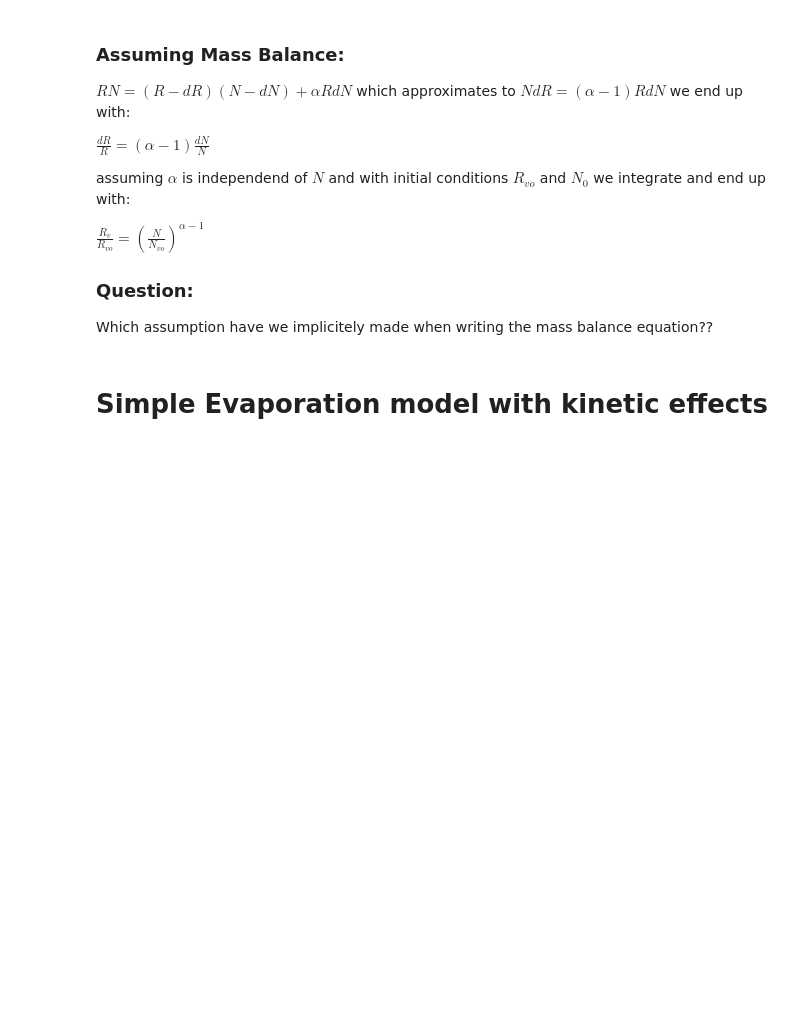
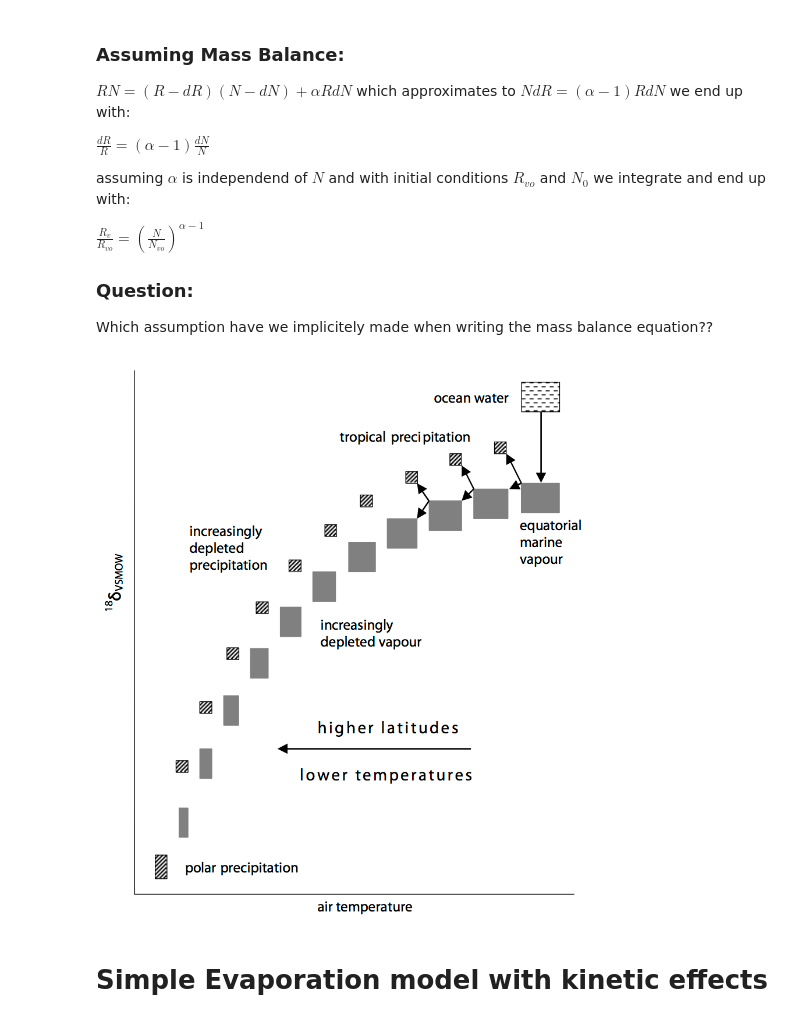
Before and after one commit to vgkinis/ICG_2016_ipynb, a Jupyter notebook: ICG_2016_isotopes_notes.ipynb, the cells around one changed output. Drawn from its saved outputs; the diff is of its cells as text; code cells hidden in the pictures; blank space fills up the shorter version.

```diff
--- a/ICG_2016_isotopes_notes.ipynb
+++ b/ICG_2016_isotopes_notes.ipynb
@@ -265,7 +265,9 @@ $\frac{R_v}{R_{vo}} = \left( \frac{N}{N_{vo}}  \right)^{\alpha-1}$
 ### Question:
 Which assumption have we implicitely made when writing the mass balance equation??
 # %%
-Image("../figs/rayleigh_scheme.png", width = 800)
+Image("../figs/rayleigh_scheme_latitude.png", width = 600)
+# %% [output]
+[figure, added]
 # %% [markdown]
 # Simple Evaporation model with kinetic effects
 # %%
```
Also changed, not shown: parts of 1 cell of this notebook.
